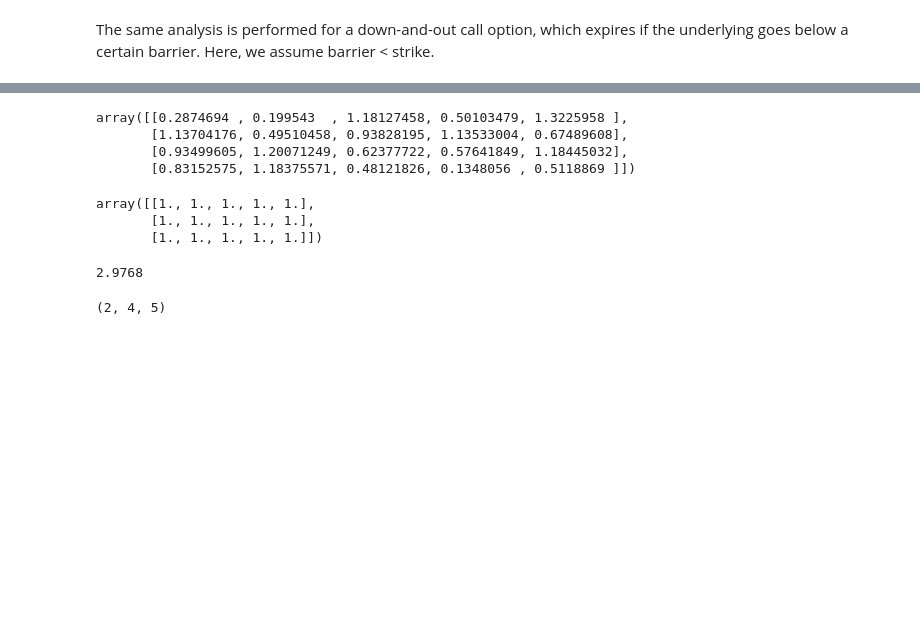
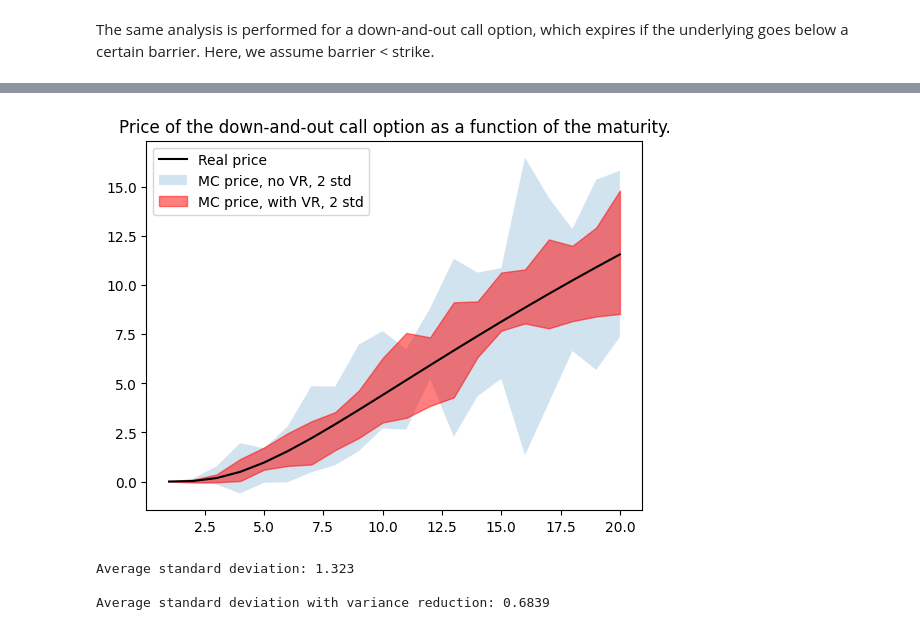
Before and after one commit to raoulnormand/options_pricing, a Jupyter notebook: Simulations.ipynb, the cells around one changed output, grey strips where cells are left out. Saved outputs shown, nothing was run; the diff lists cells and outputs as text; code cells hidden in the pictures; blank space fills up the shorter version.

```diff
--- a/Simulations.ipynb
+++ b/Simulations.ipynb
@@ -283,14 +274,0 @@ array([[[-0.37857961,  0.27897684, -1.19570363,  0.35747734,
-# %%
-np.std(a, axis=0)
-# %% [output]
-array([[0.2874694 , 0.199543  , 1.18127458, 0.50103479, 1.3225958 ],
-       [1.13704176, 0.49510458, 0.93828195, 1.13533004, 0.67489608],
-       [0.93499605, 1.20071249, 0.62377722, 0.57641849, 1.18445032],
-       [0.83152575, 1.18375571, 0.48121826, 0.1348056 , 0.5118869 ]])
-# %%
-x = (a - np.mean(a, axis=1, keepdims=True)) / np.std(a, axis=1, keepdims=True)
-np.std(x, axis=1)
-# %% [output]
-array([[1., 1., 1., 1., 1.],
-       [1., 1., 1., 1., 1.],
-       [1., 1., 1., 1., 1.]])
@@ -302,8 +275,44 @@ x = np.concat((zeroes, samples), axis=1)
-# %%
-2 * 1.22**2
-# %% [output]
-2.9768
-# %%
-x[:, -1].shape
-# %% [output]
-(2, 4, 5)
+# %%
+# Prices obtained with the analytic formula
+real_prices = barrier_call_price(PARAMS, K, H)
+
+# Prices obtained by MC sampling and no variance reduction
+MC_prices = MC_barrier_call_price(
+    N_SAMPLES, PARAMS, K=K, H=H, moment_matching=False, antithetic=False
+)
+mean = np.mean(MC_prices, axis=0)
+std = np.std(MC_prices, axis=0)
+
+# Prices obtained by MC sampling and both variance reduction methods
+
+MC_prices_vr = MC_barrier_call_price(
+    N_SAMPLES, PARAMS, K=K, H=H, moment_matching=True, antithetic=True
+)
+means_vr = np.mean(MC_prices_vr, axis=0)
+std_vr = np.std(MC_prices_vr, axis=0)
+
+# Plot the graph
+plt.plot(T, real_prices, "k-", label="Real price")
+plt.fill_between(
+    T, mean - 2 * std, mean + 2 * std, alpha=0.2, label="MC price, no VR, 2 std"
+)
+plt.fill_between(
+    T,
+    means_vr - 2 * std_vr,
+    means_vr + 2 * std_vr,
+    alpha=0.5,
+    color="r",
+    label="MC price, with VR, 2 std",
+)
+plt.title(f"Price of the down-and-out call option as a function of the maturity.")
+plt.legend()
+plt.show()
+
+print(
+    f"Average standard deviation: {np.mean(std):.4g}\n\nAverage standard deviation with variance reduction: {np.mean(std_vr):.4g}"
+)
+# %% [output]
+[figure, added]
+Average standard deviation: 1.323
+
+Average standard deviation with variance reduction: 0.6839
```
Also changed, not shown: parts of 14 cells of this notebook, 1 other file.
